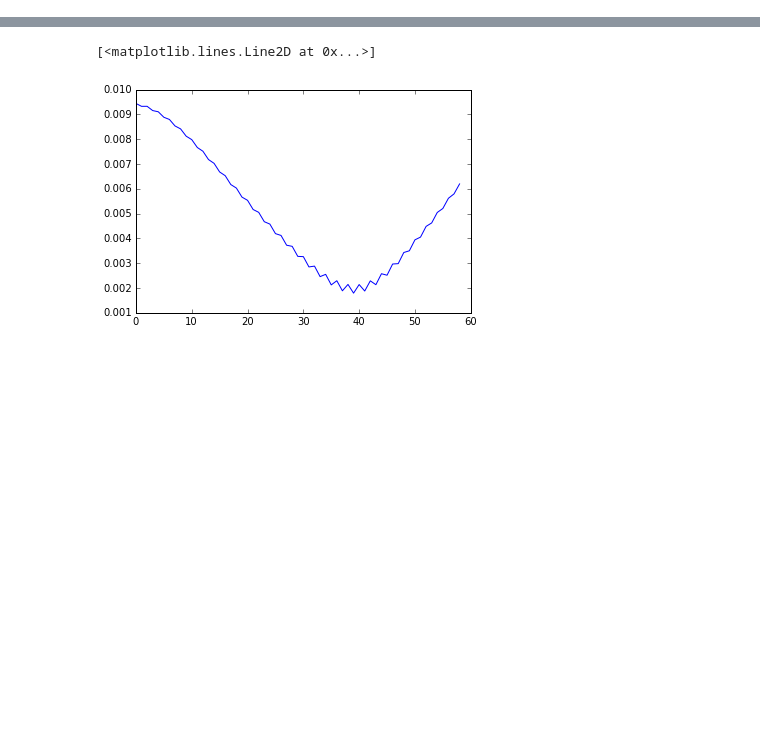
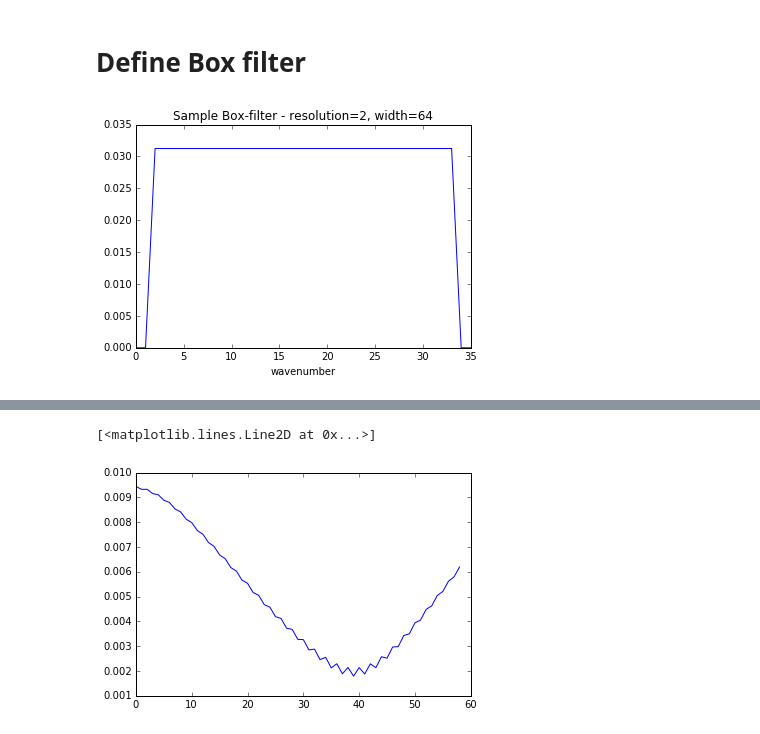
Before and after one commit to bmrg/convolute, a Jupyter notebook: Convolute.ipynb, the cells around one changed output, grey strips where cells are left out. Saved outputs shown, nothing was run; the diff lists cells and outputs as text; code cells hidden in the pictures; blank space fills up the shorter version.

```diff
--- a/Convolute.ipynb
+++ b/Convolute.ipynb
@@ -63,0 +55,19 @@ plt.plot(std)
+# %% [markdown]
+# Define Box filter
+# %%
+def makeBoxFilter(resolution,width):
+    f = []
+    f.append(0)
+    f.append(0)
+    f.extend( [1.0 / (width/resolution) for x in range( (int)(width/resolution))] )
+    f.append(0)
+    f.append(0)
+    return f
+
+plt.plot(makeBoxFilter(2,64))
+plt.title('Sample Box-filter - resolution=2, width=64')
+plt.ylabel('')
+plt.xlabel("wavenumber")
+plt.show()
+# %% [output]
+[figure, added]
```
Also changed, not shown: parts of 14 cells of this notebook.
